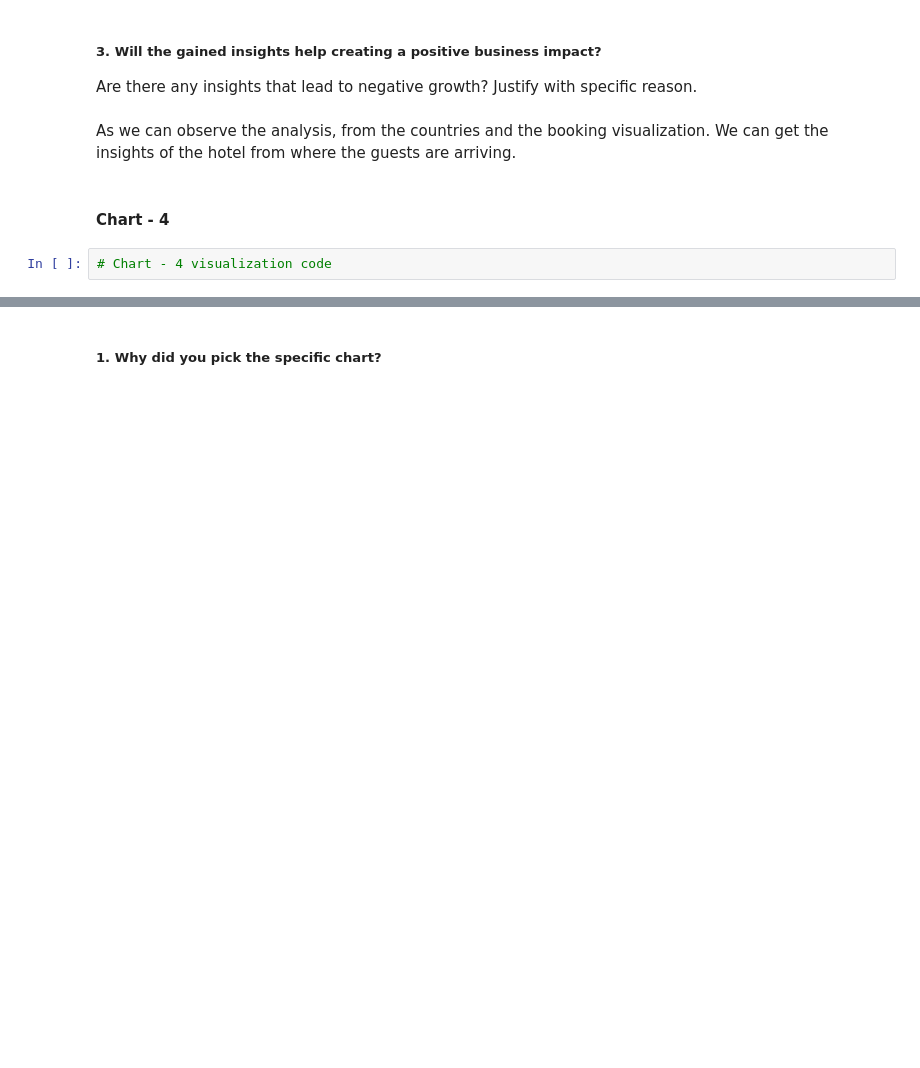
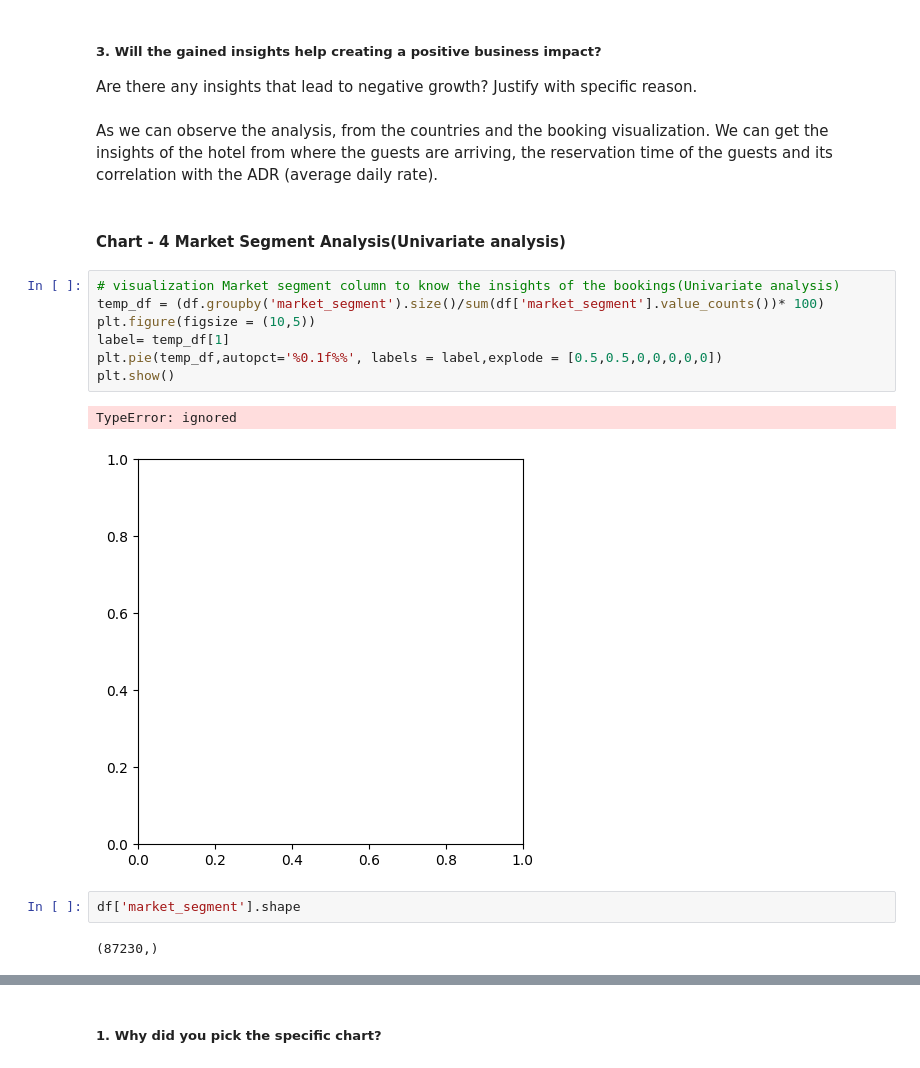
Before and after one commit to Jamal1018/EDA_Hotel_booking_analysis, a Jupyter notebook: EDA_on_Hotel_Booking_Analysis.ipynb, the cells around one changed output, grey strips where cells are left out. Drawn from its saved outputs; the diff is of its cells as text; blank space fills up the shorter version.

```diff
--- a/EDA_on_Hotel_Booking_Analysis.ipynb
+++ b/EDA_on_Hotel_Booking_Analysis.ipynb
@@ -547,8 +547,20 @@ From the above visualization, we did analysis as per the bookings of the guests
 ##### 3. Will the gained insights help creating a positive business impact?
 Are there any insights that lead to negative growth? Justify with specific reason.
 # %% [markdown]
-As we can observe the analysis, from the countries and the booking visualization. We can get the insights of the hotel from where the guests are arriving.
+As we can observe the analysis, from the countries and the booking visualization. We can get the insights of the hotel from where the guests are arriving, the reservation time of the guests and its correlation with the ADR (average daily rate).
 # %% [markdown]
-#### Chart - 4
+#### Chart - 4 Market Segment Analysis(Univariate analysis)
-# %%
-# Chart - 4 visualization code
+# %%
+# visualization Market segment column to know the insights of the bookings(Univariate analysis)
+temp_df = (df.groupby('market_segment').size()/sum(df['market_segment'].value_counts())* 100)
+plt.figure(figsize = (10,5))
+label= temp_df[1]
+plt.pie(temp_df,autopct='%0.1f%%', labels = label,explode = [0.5,0.5,0,0,0,0,0])
+plt.show()
+# %% [output]
+TypeError: ignored
+[figure, added]
+# %%
+df['market_segment'].shape
+# %% [output]
+(87230,)
```
Also changed, not shown: parts of 10 cells of this notebook.
